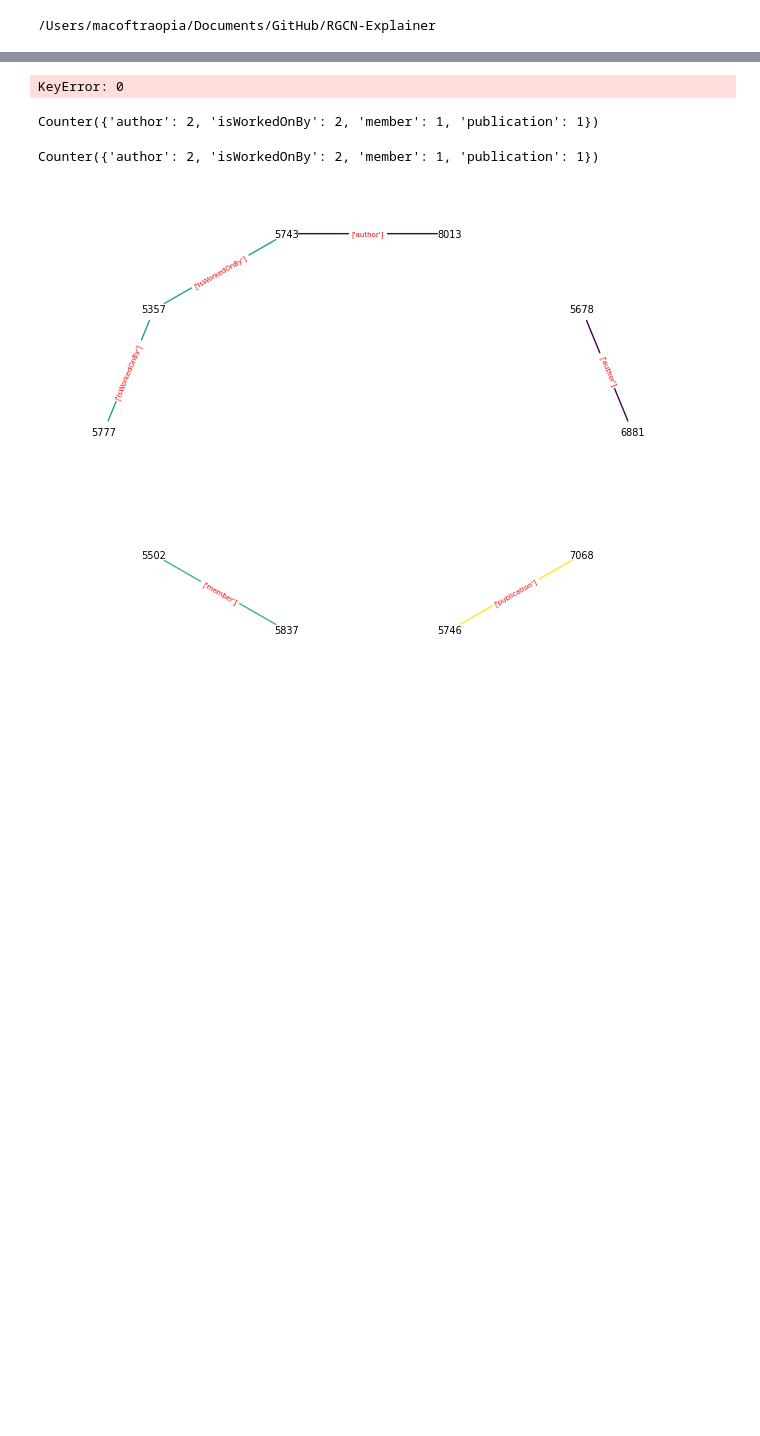
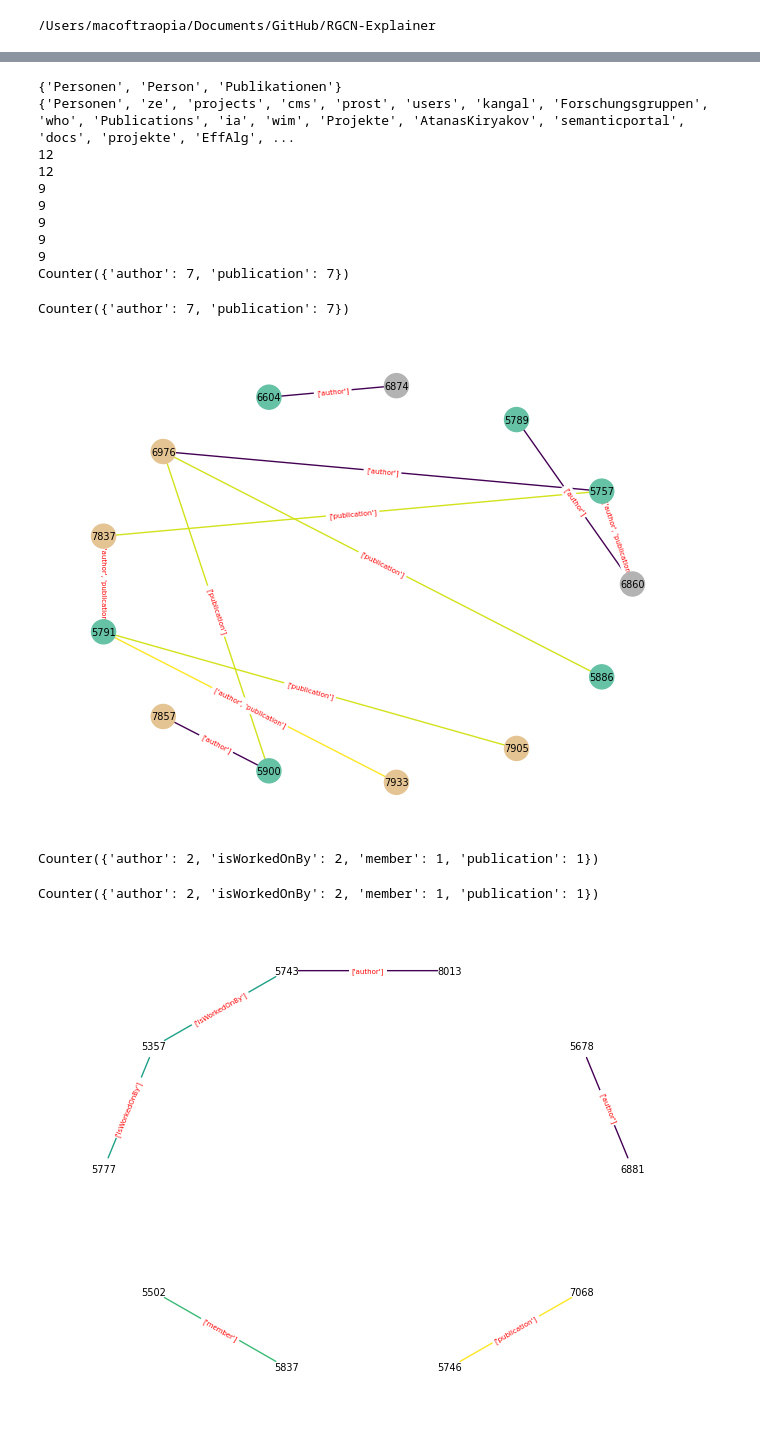
Before and after one commit to traopia/RGCN-Explainer, a Jupyter notebook: RGCN_stuff/visualization.ipynb, the cells around one changed output, grey strips where cells are left out. Saved outputs shown, nothing was run; the diff lists cells and outputs as text; code cells hidden in the pictures; blank space fills up the shorter version.

```diff
--- a/RGCN_stuff/visualization.ipynb
+++ b/RGCN_stuff/visualization.ipynb
@@ -91,6 +147,7 @@ def visualize(node_idx, n_hop, data, masked_ver,threshold,name, result_weights=T
             G.add_edge(int(s), int(o), weight=p)
     if connected_subgraph:
         #conncected subgraph
+        #add condition to take node of interest for the connected boy
         connected_components = nx.connected_components(G)
         component = next(connected_components)
         G = G.subgraph(component)
@@ -104,10 +161,15 @@ def visualize(node_idx, n_hop, data, masked_ver,threshold,name, result_weights=T
 
     ordered_dict = {}
     for item in list(G.nodes):
+
         if item in ordered_dict:
             ordered_dict[item].append(dict_index[item])
-        else:
-            ordered_dict[item] =  dict_index[item]
+
+        # if item not in ordered_dict and item in dict_index:
+        #     ordered_dict[item] =  dict_index[item]
+        # if item not in dict_index:
+        #     ordered_dict[item] = 100000
+
 
     dict_index = ordered_dict
 
@@ -116,6 +178,8 @@ def visualize(node_idx, n_hop, data, masked_ver,threshold,name, result_weights=T
         labeldict[int(node)] = int(node)
 
     dict = {}
+    print(set(list(dict_index.values())))
+    print(set(list(data.entities_classes.keys())))
     for k,v in dict_index.items():
         for k1,v1 in data.entities_classes.items():
             if v==k1:
@@ -145,34 +209,45 @@ def visualize(node_idx, n_hop, data, masked_ver,threshold,name, result_weights=T
 
         for k, v in rel.items():
             if isinstance(v, list):
                 updated_values = [data.i2rel[item][0] for item in v]
                 rel[k] = updated_values
             else:
                 rel[k] = data.i2rel[v][0]
 
         col_weights = [sum(weights[i]) if len(weights[i]) > 1 else weights[i][0] for i in range(len(weights))]
         nx.draw(G, pos,labels = labeldict, edge_color=col_weights,edgelist=edges,node_color =  color_list, cmap="Set2",font_size=7, arrows = True)
         nx.draw_networkx_edge_labels( G, pos,edge_labels=rel,font_size=5,font_color='red')
 
         res = Counter(unnest_list(rel.values()))
         print(res)
     if result_weights:
         if not os.path.exists(f'chk/{name}_chk/{experiment_name}⁄graphs'):
             os.makedirs(f'chk/{name}_chk/{experiment_name}⁄graphs')
         plt.savefig(f'chk/{name}_chk/{experiment_name}⁄graphs/Explanation_{node_idx}_weights.png')
 
         #plt.show()
 
     else:
         if not os.path.exists(f'chk/{name}_chk/{experiment_name}⁄graphs'):
             os.makedirs(f'chk/{name}_chk/{experiment_name}⁄graphs')
         plt.savefig(f'chk/{name}_chk/{experiment_name}⁄graphs/Explanation_{node_idx}_relations.png')
         #plt.show()
         return res
 
 visualize(node_idx, n_hop, data, v_t,threshold,name, result_weights=False, low_threshold=False,experiment_name=None, selected_visualization=True,connected_subgraph=False)
 # %% [output]
-KeyError: 0
+{'Personen', 'Person', 'Publikationen'}
+{'Personen', 'ze', 'projects', 'cms', 'prost', 'users', 'kangal', 'Forschungsgruppen', 'who', 'Publications', 'ia', 'wim', 'Projekte', 'AtanasKiryakov', 'semanticportal', 'docs', 'projekte', 'EffAlg', ...
+12
+12
+9
+9
+9
+9
+9
+Counter({'author': 7, 'publication': 7})
+Counter({'author': 7, 'publication': 7})
+[figure, added]
 # %%
 visualize(node_idx, n_hop, data, v,threshold,name, result_weights=False, low_threshold=False,experiment_name=None, selected_visualization=True, connected_subgraph=False)
 # %% [output]
```
Also changed, not shown: parts of 7 cells of this notebook, 5 other files.
